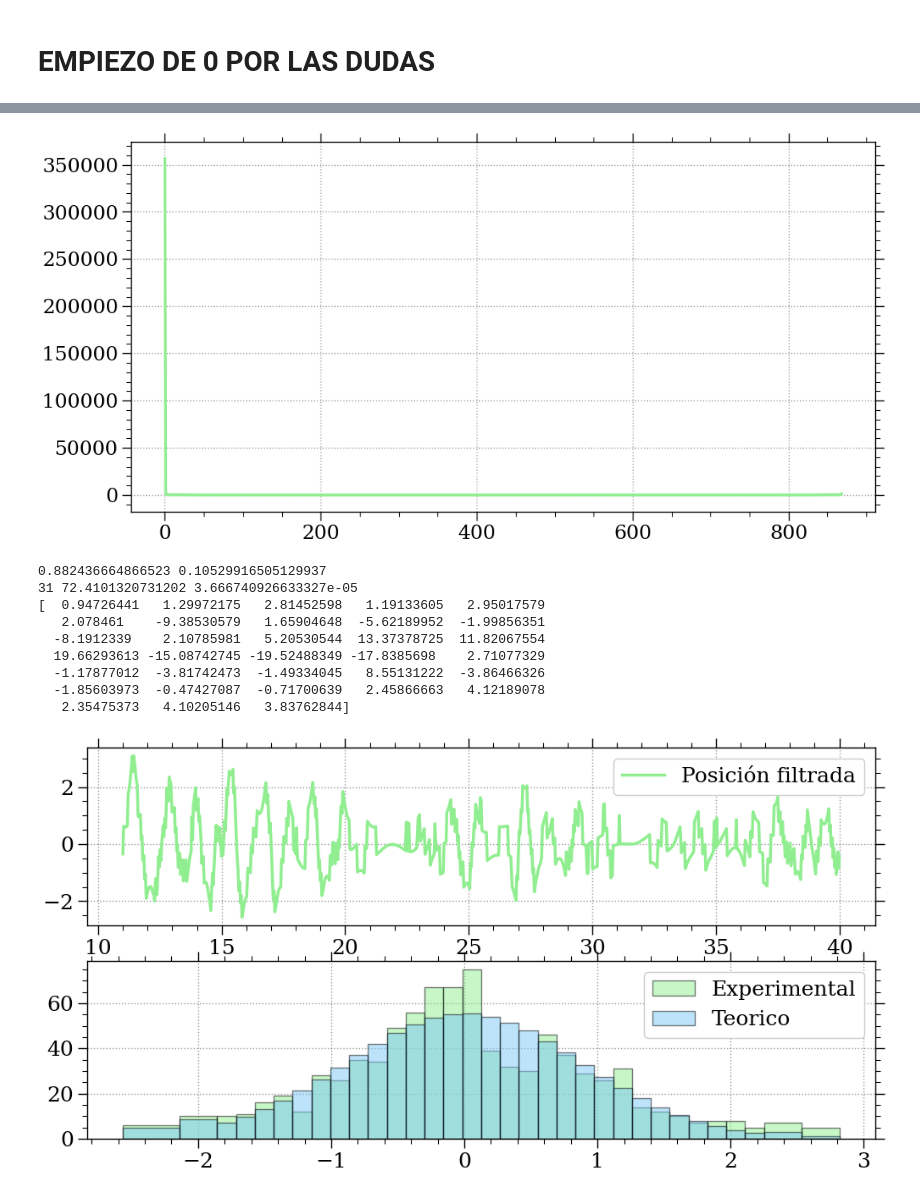
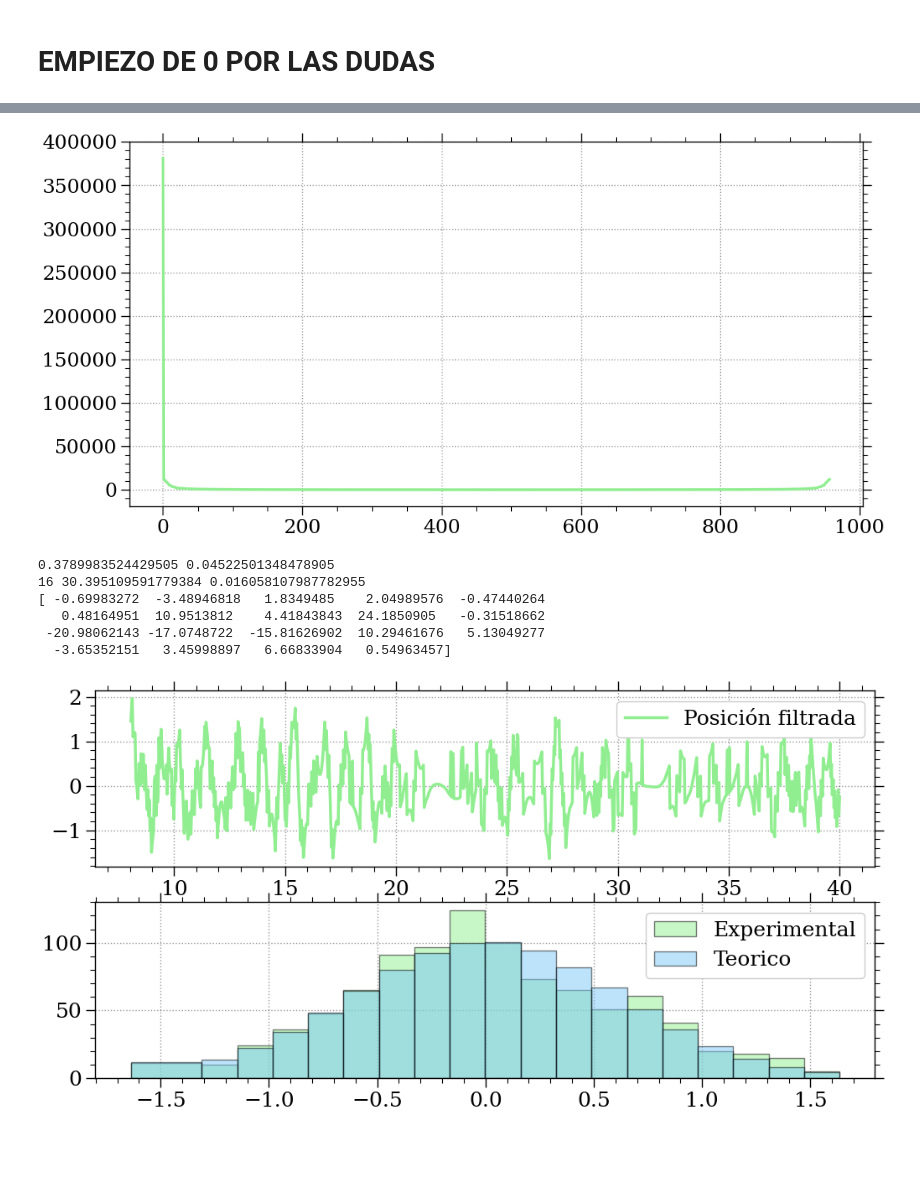
Before and after one commit to Martin-Palomeque/PID, a Jupyter notebook: Incerteza_vaso.ipynb, the cells around one changed output, grey strips where cells are left out. Cells and saved outputs as stored; diff of their text form; code cells hidden in the pictures; blank space fills up the shorter version.

```diff
--- a/Incerteza_vaso.ipynb
+++ b/Incerteza_vaso.ipynb
@@ -239,7 +239,7 @@ plt.style.use('informes.mplstyle')
 
 
 df = pd.read_csv(r'Mediciones\Clase 3\PID\PID-2-0.07-2-barrido.csv')
-df = df[(df['Time'] > 11) & (df['Time'] < 40)]
+df = df[(df['Time'] > 8) & (df['Time'] < 40)]
 # df = df[df['Time'] < 40]
 
 t = df['Time'].values
@@ -267,7 +267,7 @@ ax.plot(np.abs(np.fft.fft(h)))
 
 plt.show()
 # %% [output]
-[figure, old version]
+[figure, new version]
 # %%
 from scipy.signal import butter,filtfilt
 def butter_highpass(cutoff, fs, order=5):
@@ -285,7 +285,7 @@ fs = int(len(t)/t[-1])
 # %%
 # Filtrado y desviacion estandar
 
-w_0 = 0.5
+w_0 = 0.75
 high_h = butter_highpass_filter(h, w_0, fs, 2)
 s_sq = np.sum(high_h**2)/len(high_h)
 print(s_sq, s_sq*71/595)
@@ -293,7 +293,7 @@ print(s_sq, s_sq*71/595)
 
 # Correcion del bineado y valores teoricos
 
-entr_temp, bins_temp = np.histogram(high_h, bins=40)
+entr_temp, bins_temp = np.histogram(high_h, bins='auto')
 
 bins = [bins_temp[0]]
 counts = 0
@@ -307,43 +307,40 @@ w_bins = np.diff(bins)
 entr = np.histogram(high_h, bins=bins)[0]
 n_entr = np.sum(entr)
 
-teo = np.diff(norm.cdf(bins, 0, s_sq))*n_entr
+teo = np.diff(norm.cdf(bins, *norm.fit(high_h)))*n_entr
 
 
 # Test chi cuadrado
 
-df = len(entr) - 2
+df = len(entr) - 3
 
 chisq = np.sum((entr - teo)**2 / teo)
 
 P_chisq = 1 - chi2.cdf(chisq, df)
 
 print(df, chisq, P_chisq)
 print(entr - teo)
 
 
 # Figura y plots
 
 fig, ax = plt.subplots(2, 1)
 
 ax[0].plot(t, high_h, label='Posición filtrada')
 ax[1].bar(bins[:-1], entr, width=w_bins, align='edge', color='C0',
           ec='k', alpha=0.5, label='Experimental')
 ax[1].bar(bins[:-1], teo, width=w_bins, align='edge', color='C1',
           ec='k', alpha=0.5, label='Teorico')
 
 
 ax[0].legend()
 ax[1].legend()
 plt.show()
 # %% [output]
-0.882436664866523 0.10529916505129937
-31 72.4101320731202 3.666740926633327e-05
-[  0.94726441   1.29972175   2.81452598   1.19133605   2.95017579
-   2.078461    -9.38530579   1.65904648  -5.62189952  -1.99856351
-  -8.1912339    2.10785981   5.20530544  13.37378725  11.82067554
-  19.66293613 -15.08742745 -19.52488349 -17.8385698    2.71077329
-  -1.17877012  -3.81742473  -1.49334045   8.55131222  -3.86466326
-  -1.85603973  -0.47427087  -0.71700639   2.45866663   4.12189078
-   2.35475373   4.10205146   3.83762844]
+0.3789983524429505 0.04522501348478905
+16 30.395109591779384 0.016058107987782955
+[ -0.69983272  -3.48946818   1.8349485    2.04989576  -0.47440264
+   0.48164951  10.9513812    4.41843843  24.1850905   -0.31518662
+ -20.98062143 -17.0748722  -15.81626902  10.29461676   5.13049277
+  -3.65352151   3.45998897   6.66833904   0.54963457]
-[figure, old version]
+[figure, new version]
```
Also changed, not shown: parts of 1 cell of this notebook, 2 other files.
